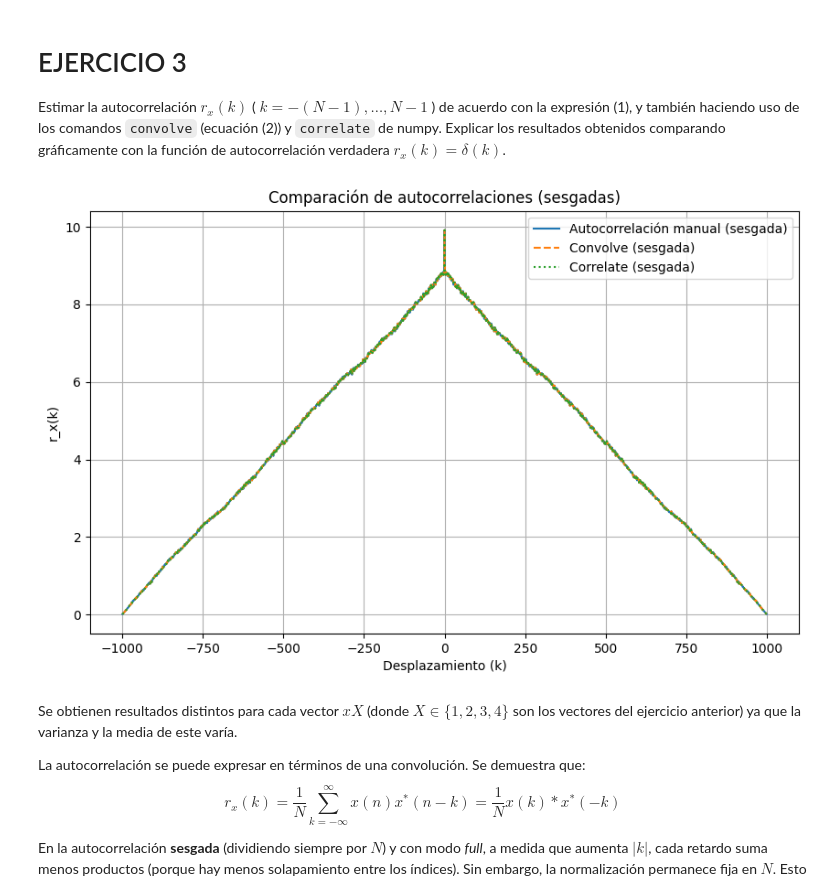
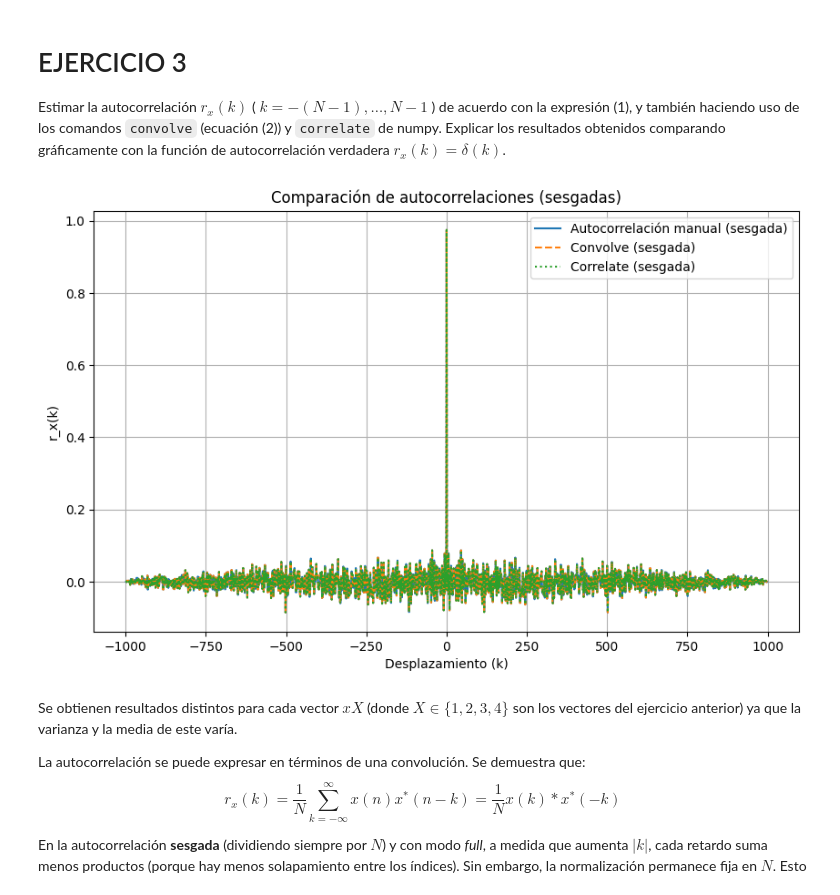
Before and after one commit to DANIABLO-cyber/TDS, a Jupyter notebook: PRÁCTICA_1_TDS.ipynb, the cells around one changed output. Cells and saved outputs as stored; diff of their text form; code cells hidden in the pictures.

```diff
--- a/PRÁCTICA_1_TDS.ipynb
+++ b/PRÁCTICA_1_TDS.ipynb
@@ -83,6 +83,9 @@ ___
 Estimar la autocorrelación $r_x(k)$ ( $k = -(N - 1), \dots, N - 1$ ) de acuerdo con la expresión (1), y también haciendo uso de los comandos `convolve` (ecuación (2)) y `correlate` de numpy. Explicar los resultados obtenidos comparando gráficamente con la función de autocorrelación verdadera $r_x(k) = \delta(k)$.
 # %%
 # EJERCICIO 3
+
+# Seleccionamos x3 como la variable x
+x = x2 # Seleccionar aquí la variable que se quiere analizar. Mire el ejercicio 2 para más detalles.
 
 def autocorr_biased(x):
     N = len(x)
@@ -91,37 +94,34 @@ def autocorr_biased(x):
         idx = k + (N-1)
         suma = 0
         for n in range(abs(k), N):
             suma += x[n] * np.conjugate(x[n - abs(k)])
         r[idx] = suma / N
     return r
-
-# Seleccionamos x3 como la variable x
-x = x1 # Seleccionar aquí la variable que se quiere analizar. Mire el ejercicio 2 para más detalles.
 
 # Estimación manual (sesgada)
 r_manual = autocorr_biased(x)
 
 # Usando convolve (ecuación (2))
 # r_x(k) = (1/N) * x(k) * x^*(-k) Equivale a convolucionar x(n) con x^*(-n) y dividir por N
 r_conv = np.convolve(x, np.conjugate(x[::-1]), mode='full') / N
 
 # Usando correlate de numpy (sesgado)
 r_corr = np.correlate(x, x, mode='full') / N # Se divide por N para que sea no sesgada
 
 lags = np.arange(-(N-1), N) # Genera array de enteros desde -(N-1) hasta N-1 (incluyendo -(N-1) y excluyendo N)
 
 plt.figure(figsize=(10, 6))
 plt.plot(lags, r_manual.real, label='Autocorrelación manual (sesgada)')
 plt.plot(lags, r_conv.real, '--', label='Convolve (sesgada)')
 plt.plot(lags, r_corr.real, ':', label='Correlate (sesgada)')
 plt.title('Comparación de autocorrelaciones (sesgadas)')
 plt.xlabel('Desplazamiento (k)')
 plt.ylabel('r_x(k)')
 plt.legend()
 plt.grid(True)
 plt.show()
 # %% [output]
-[figure, old version]
+[figure, new version]
 # %% [markdown]
 Se obtienen resultados distintos para cada vector $xX$ (donde $X \in \{1, 2, 3, 4\}$ son los vectores del ejercicio anterior) ya que la varianza y la media de este varía.
 
```
Also changed, not shown: parts of 8 cells of this notebook, 14 other files.
